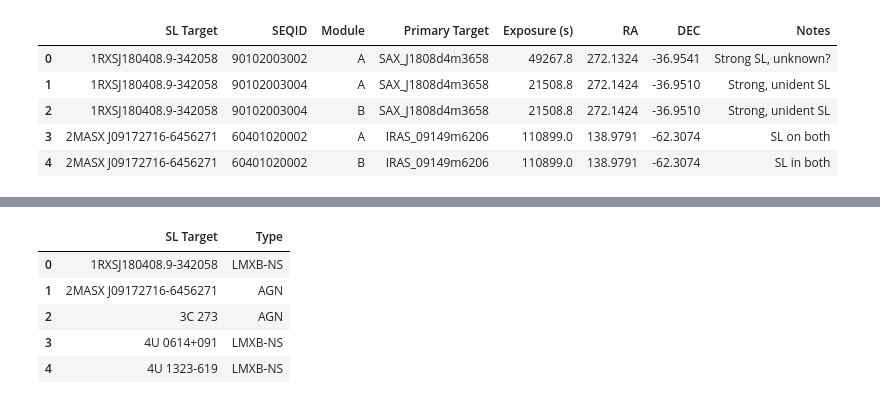
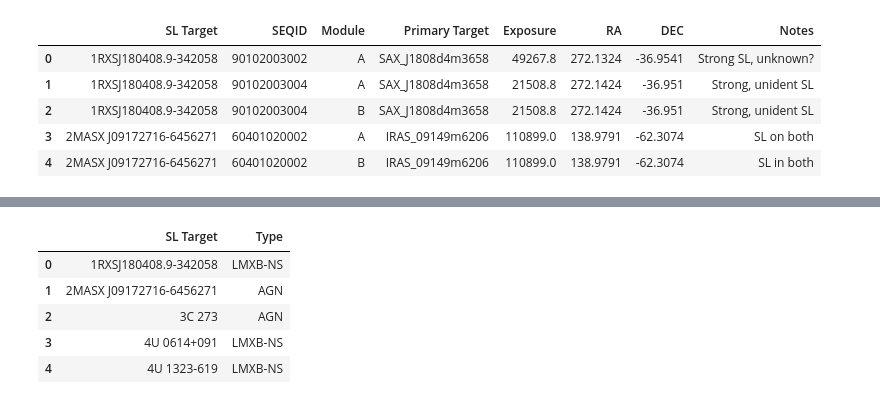
Before and after one commit to bwgref/straycats, a Jupyter notebook: catalog/TableParsing.ipynb, the cells around one changed output, grey strips where cells are left out. Saved outputs shown, nothing was run; the diff lists cells and outputs as text; code cells hidden in the pictures.

```diff
--- a/catalog/TableParsing.ipynb
+++ b/catalog/TableParsing.ipynb
@@ -18,18 +18,20 @@ df.head()
 # %%
 greenlist = ['SL Target', 'SEQID', 'Module', 'Primary Target', 'Exposure (s)', 'RA',
        'DEC', 'Notes']
 for col in df.columns:
     if col not in greenlist:
         df = df.drop(axis=1, labels=col)
 
 # Drop everything with NaN in the SL Target column
 df = df.dropna(subset=['SL Target'])
+df = df.rename(columns={"Exposure (s)": "Exposure"})
+
 df.head()
 # %% [output]
-|  | SL Target | SEQID | Module | Primary Target | Exposure (s) | RA | DEC | Notes |
+|  | SL Target | SEQID | Module | Primary Target | Exposure | RA | DEC | Notes |
 | 0 | 1RXSJ180408.9-342058 | 90102003002 | A | SAX_J1808d4m3658 | 49267.8 | 272.1324 | -36.9541 | Strong SL, unknown? |
-| 1 | 1RXSJ180408.9-342058 | 90102003004 | A | SAX_J1808d4m3658 | 21508.8 | 272.1424 | -36.9510 | Strong, unident SL |
-| 2 | 1RXSJ180408.9-342058 | 90102003004 | B | SAX_J1808d4m3658 | 21508.8 | 272.1424 | -36.9510 | Strong, unident SL |
+| 1 | 1RXSJ180408.9-342058 | 90102003004 | A | SAX_J1808d4m3658 | 21508.8 | 272.1424 | -36.951 | Strong, unident SL |
+| 2 | 1RXSJ180408.9-342058 | 90102003004 | B | SAX_J1808d4m3658 | 21508.8 | 272.1424 | -36.951 | Strong, unident SL |
 | 3 | 2MASX J09172716-6456271 | 60401020002 | A | IRAS_09149m6206 | 110899.0 | 138.9791 | -62.3074 | SL on both |
 | 4 | 2MASX J09172716-6456271 | 60401020002 | B | IRAS_09149m6206 | 110899.0 | 138.9791 | -62.3074 | SL in both |
 # %%
```
Also changed, not shown: parts of 18 cells of this notebook, 9 other files.
